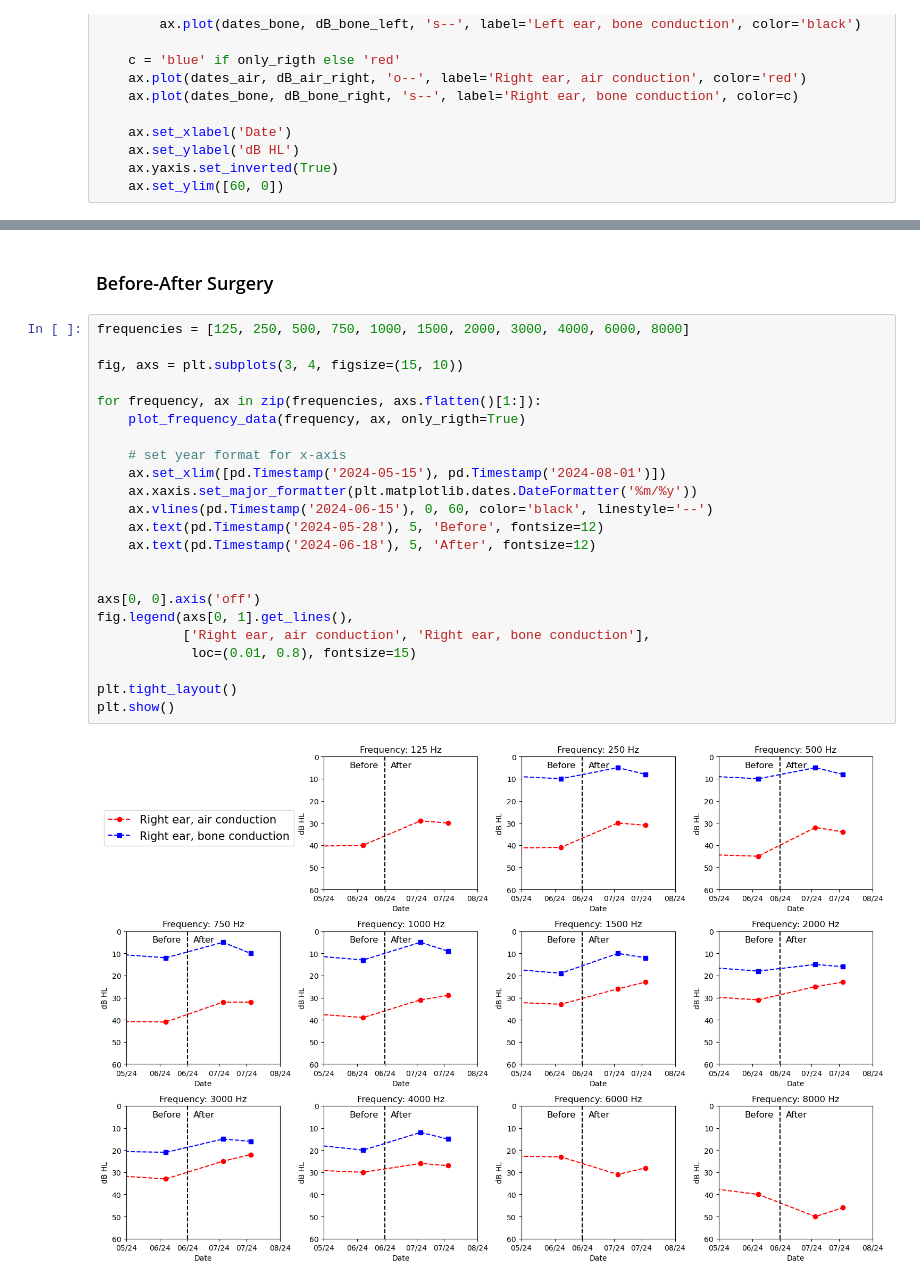
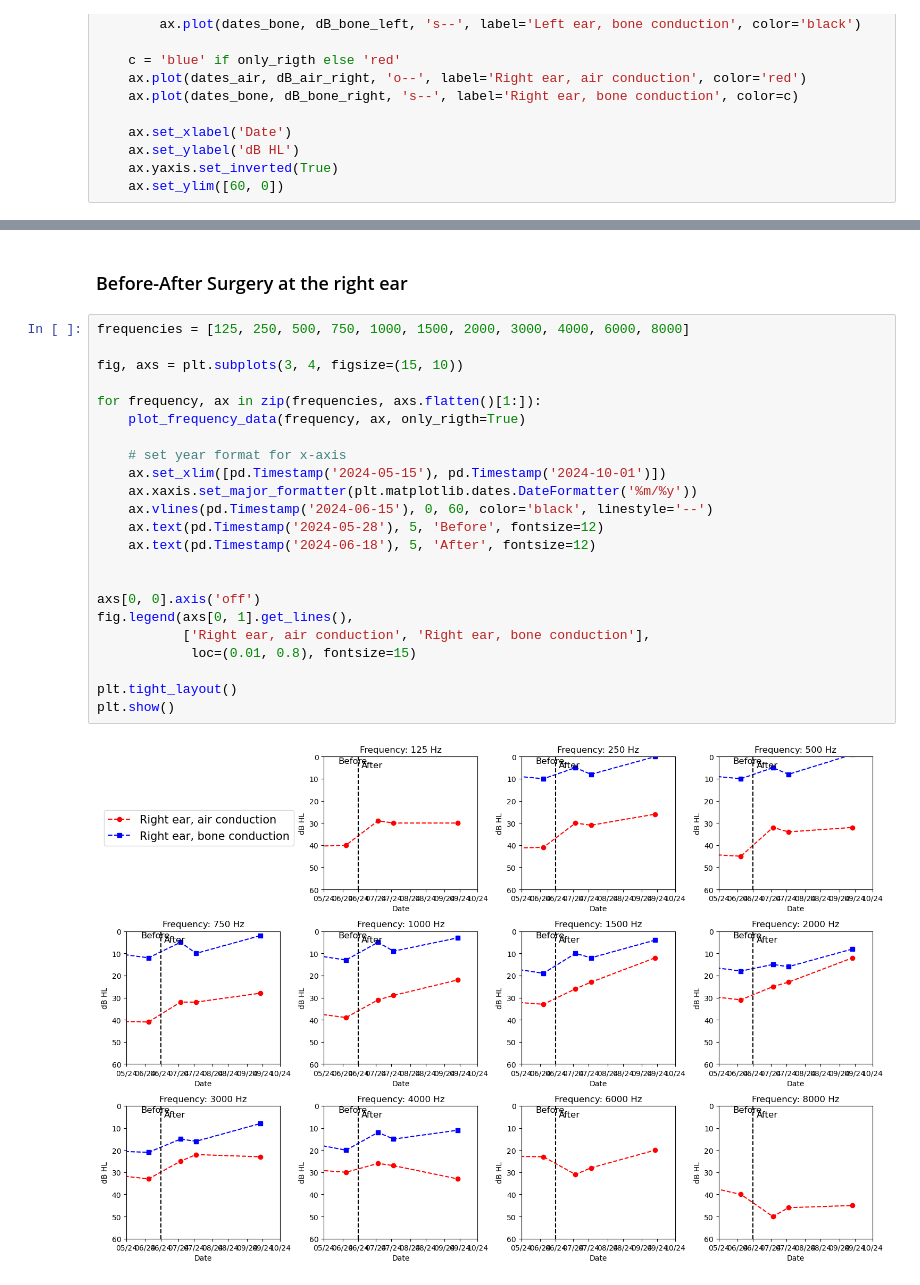
Before and after one commit to lorenzosquadrani/superhearo, a Jupyter notebook: analysis.ipynb, the cells around one changed output, grey strips where cells are left out. Drawn from its saved outputs; the diff is of its cells as text.

```diff
--- a/analysis.ipynb
+++ b/analysis.ipynb
@@ -127,27 +179,27 @@ plt.show()
 # %% [markdown]
-### Before-After Surgery
+### Before-After Surgery at the right ear
 # %%
 frequencies = [125, 250, 500, 750, 1000, 1500, 2000, 3000, 4000, 6000, 8000]
 
 fig, axs = plt.subplots(3, 4, figsize=(15, 10))
 
 for frequency, ax in zip(frequencies, axs.flatten()[1:]):
     plot_frequency_data(frequency, ax, only_rigth=True)
 
     # set year format for x-axis
-    ax.set_xlim([pd.Timestamp('2024-05-15'), pd.Timestamp('2024-08-01')])
+    ax.set_xlim([pd.Timestamp('2024-05-15'), pd.Timestamp('2024-10-01')])
     ax.xaxis.set_major_formatter(plt.matplotlib.dates.DateFormatter('%m/%y'))
     ax.vlines(pd.Timestamp('2024-06-15'), 0, 60, color='black', linestyle='--')
     ax.text(pd.Timestamp('2024-05-28'), 5, 'Before', fontsize=12)
     ax.text(pd.Timestamp('2024-06-18'), 5, 'After', fontsize=12)
 
 
 axs[0, 0].axis('off')
 fig.legend(axs[0, 1].get_lines(),
            ['Right ear, air conduction', 'Right ear, bone conduction'],
             loc=(0.01, 0.8), fontsize=15)
 
 plt.tight_layout()
 plt.show()
 # %% [output]
-[figure, old version]
+[figure, new version]
```
Also changed, not shown: parts of 6 cells of this notebook, 1 other file.
